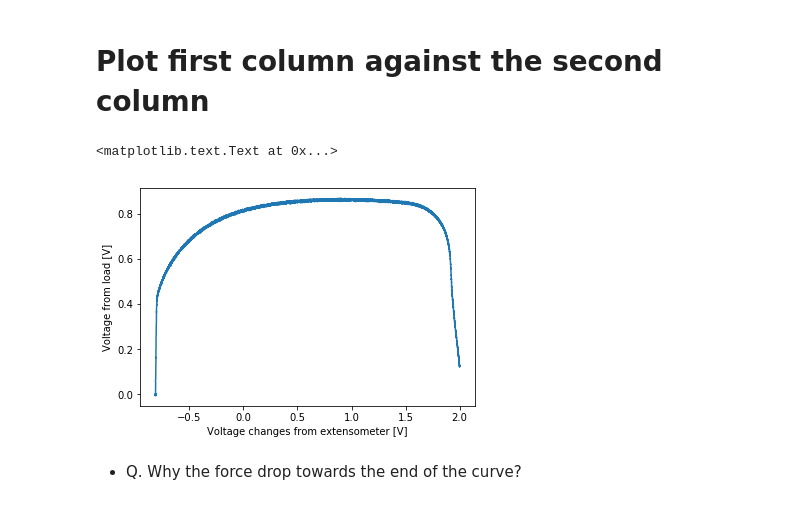
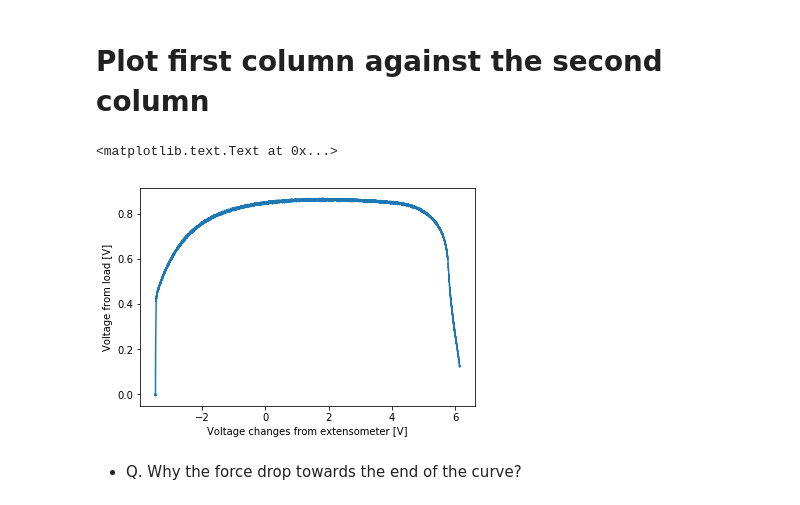
Before and after one commit to OVGULIU/plasticity_lecture, a Jupyter notebook: ipynb/02_Uniaxial_tension_test_data_analysis.ipynb, the cells around one changed output. Cells and saved outputs as stored; diff of their text form; code cells hidden in the pictures.

```diff
--- a/ipynb/02_Uniaxial_tension_test_data_analysis.ipynb
+++ b/ipynb/02_Uniaxial_tension_test_data_analysis.ipynb
@@ -54,13 +56,13 @@ There are more 'similar' features in [NumPy](http://www.numpy.org) array. Find m
 # %% [markdown]
 # Plot first column against the second column
 # %%
-plot(data[0],data[1],'-')
+plot(data[3],data[1],'-')
 # The first column is actually
 xlabel('Voltage changes from extensometer [V]')
 ylabel('Voltage from load [V]')
 # %% [output]
 <matplotlib.text.Text at 0x...>
-[figure, old version]
+[figure, new version]
 # %% [markdown]
 - Q. Why the force drop towards the end of the curve?
 # %% [markdown]
```
Also changed, not shown: parts of 50 cells of this notebook, 4 other files.
